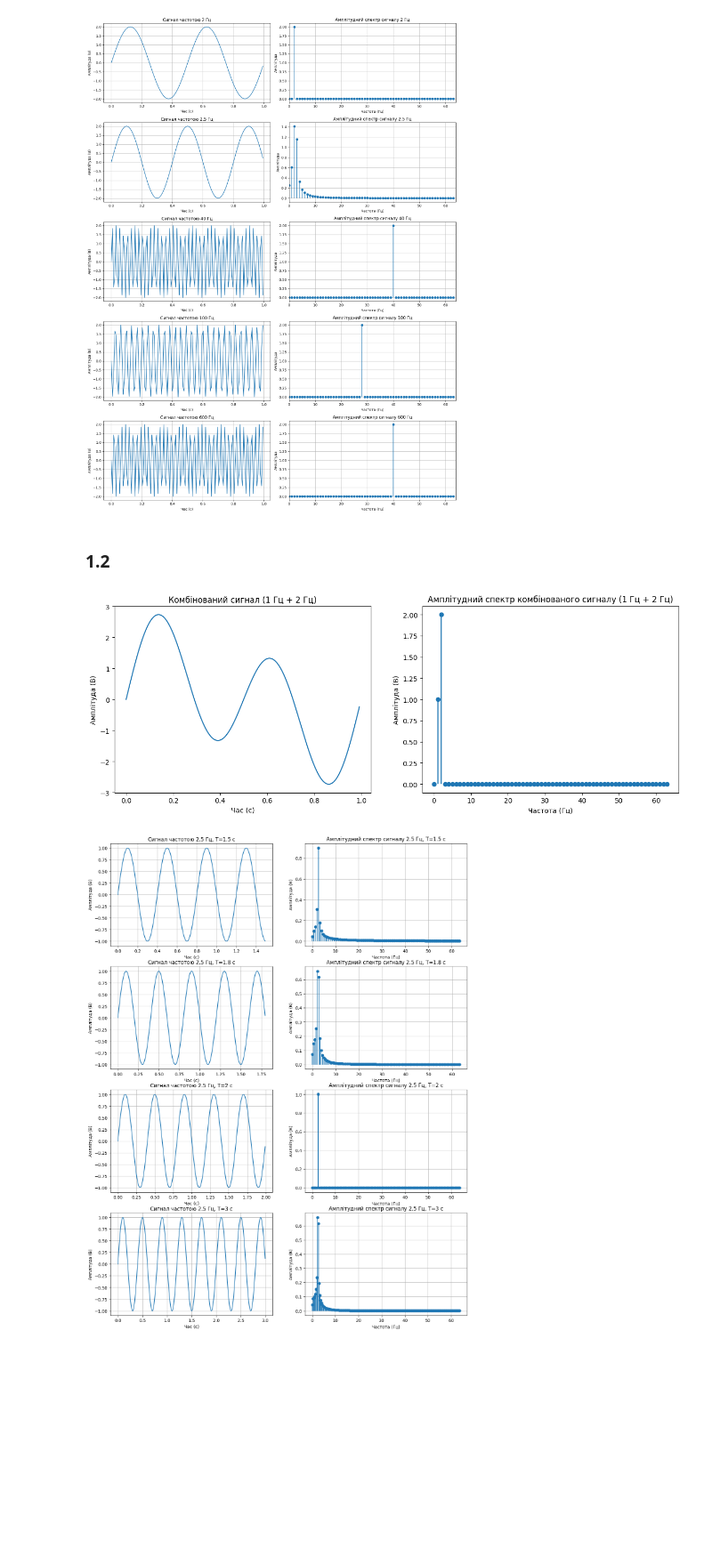
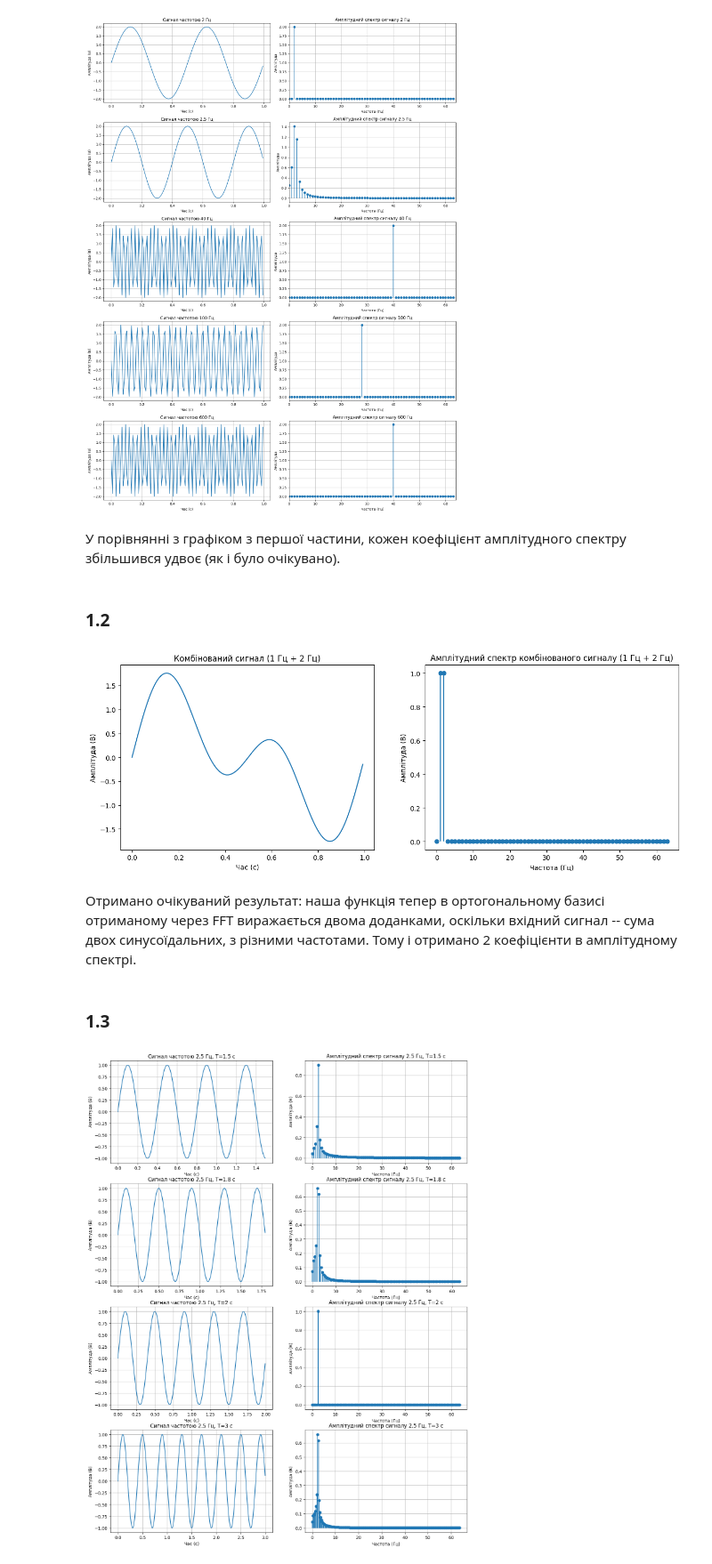
Before and after one commit to n1n1n1q/SignalProcessingLabs, a Jupyter notebook: lab03/sig_proc3.ipynb, the cells around one changed output. Shown at 89% size. Drawn from its saved outputs; the diff is of its cells as text; code cells hidden in the pictures; blank space fills up the shorter version.

```diff
--- a/lab03/sig_proc3.ipynb
+++ b/lab03/sig_proc3.ipynb
@@ -78,25 +86,31 @@ for i, f in enumerate(sin_freq):
 plt.tight_layout()
 # %% [output]
 [figure]
+# %% [markdown]
+У порівнянні з графіком з першої частини, кожен коефіцієнт амплітудного спектру збільшився удвоє (як і було очікувано).
 # %% [markdown]
 ### 1.2
 # %%
 sin_1 = amplitude * np.sin(2 * np.pi * 1 * time)
-sin_2 = amplitude_2 * np.sin(2 * np.pi * 2 * time)
+sin_2 = amplitude * np.sin(2 * np.pi * 2 * time)
 composite_signal = sin_1 + sin_2
 composite_freqs, composite_amplitudes = fft(composite_signal, fs)
 axes = plt.subplots(1, 2, figsize=(15, 5))[1]
 axes[1].stem(composite_freqs, composite_amplitudes, basefmt=" ")
 axes[1].set_title('Амплітудний спектр комбінованого сигналу (1 Гц + 2 Гц)')
 axes[1].set_xlabel('Частота (Гц)')
 axes[1].set_ylabel('Амплітуда (В)')
 axes[0].plot(time, composite_signal)
 axes[0].set_title('Комбінований сигнал (1 Гц + 2 Гц)')
 axes[0].set_xlabel('Час (с)')
 axes[0].set_ylabel('Амплітуда (В)')
 plt.show()
 # %% [output]
-[figure, old version]
+[figure, new version]
+# %% [markdown]
+Отримано очікуваний результат: наша функція тепер в ортогональному базисі отриманому через FFT виражається двома доданками, оскільки вхідний сигнал -- сума двох синусоїдальних, з різними частотами. Тому і отримано 2 коефіцієнти в амплітудному спектрі.
+# %% [markdown]
+### 1.3
 # %%
 f = 2.5
 times = [1.5, 1.8, 2, 3]
```
Also changed, not shown: parts of 5 cells of this notebook.
